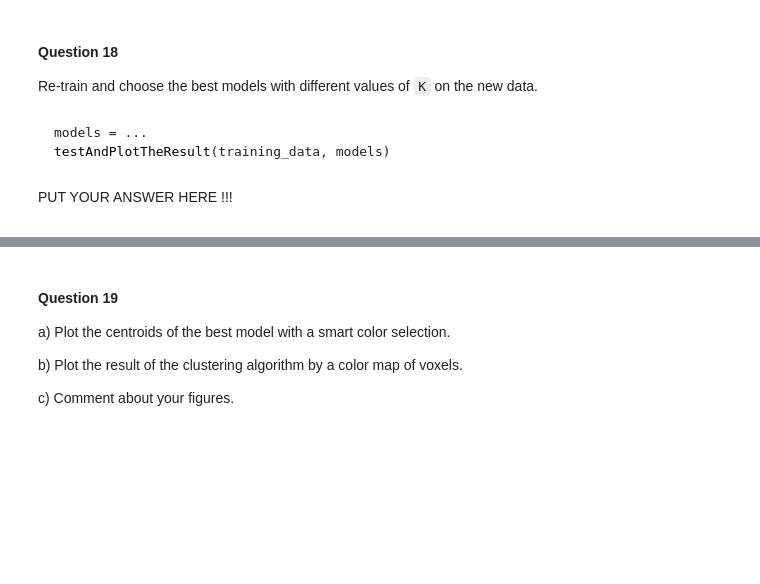
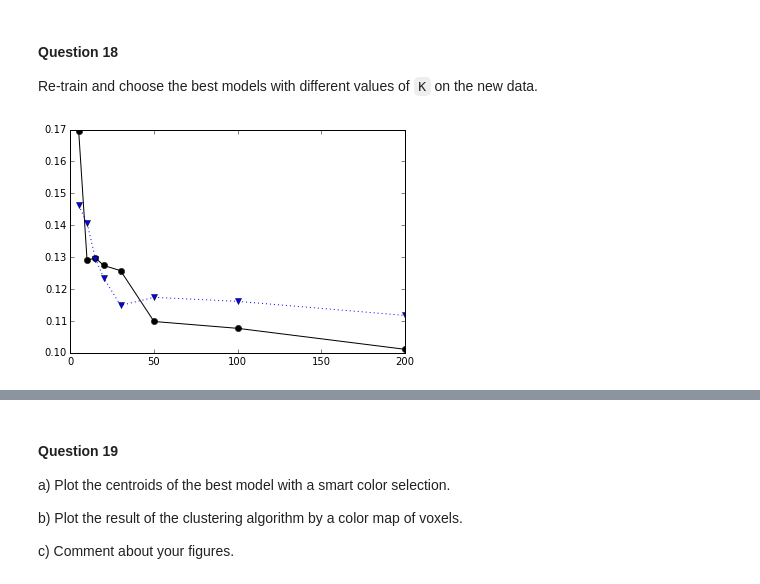
Before and after one commit to adriculteur/Algorithmic-Machine-Learning, a Jupyter notebook: Notebooks/[Lecture 12+13] Analyzing Neuroimaging Data with PySpark and Thunder.ipynb, the cells around one changed output, grey strips where cells are left out. Saved outputs shown, nothing was run; the diff lists cells and outputs as text; code cells hidden in the pictures; blank space fills up the shorter version.

````diff
--- a/Notebooks/[Lecture 12+13] Analyzing Neuroimaging Data with PySpark and Thunder.ipynb
+++ b/Notebooks/[Lecture 12+13] Analyzing Neuroimaging Data with PySpark and Thunder.ipynb
@@ -563,11 +563,13 @@ training_data = data.tordd().map(lambda x: np.array(x[1]) ).cache()
 
 def buildModels(data):
     # declare the collection of models
-    models = []
+    #models = []
 
     # build model for each K and append to models
-    for k in ks:
-        models.append(KMeans.train(training_data, k, initializationMode="k-means||"))
+    #for k in ks:
+    #    models.append(KMeans.train(training_data, k, initializationMode="k-means||"))
+    #return models
+    models = [KMeans.train(data, k, initializationMode="k-means||") for k in ks]
     return models
 
-models = buildModels(data)
+models = buildModels(training_data)
@@ -865,6 +872,6 @@ for t in thresholds:
 [figure]
 [figure]
 # %%
-threshold = thresholds[5]
+threshold = thresholds[7]
 print("We want to use threshold = %.4f" % threshold)
 # %% [output]
@@ -890,0 +890,8 @@ print(filtered.shape)
+# %%
+####!@SOLUTION@!####
+from numpy import std
+# remove series object that has the standard deviation bigger than a threshold
+filtered = data.filter(lambda voxel: voxel.std() > threshold)
+print(filtered.shape)
+
+filteredRDD = filtered.tordd().map(lambda x: np.array(x[1]) ).cache().repartition(12)
@@ -895,14 +904,8 @@ print(filtered.shape)
 
 #### Question 18
 Re-train and choose the best models with different values of `K` on the new data.
-# %% [markdown]
-```python
-models = ...
-testAndPlotTheResult(training_data, models)
-```
-# %% [markdown]
-<div class="answer">
-
-PUT YOUR ANSWER HERE !!!
-
-</div>
+# %%
+models = buildModels(filteredRDD)
+testAndPlotTheResult(training_data, models)
+# %% [output]
+[figure, added]
````
Also changed, not shown: parts of 28 cells of this notebook.
